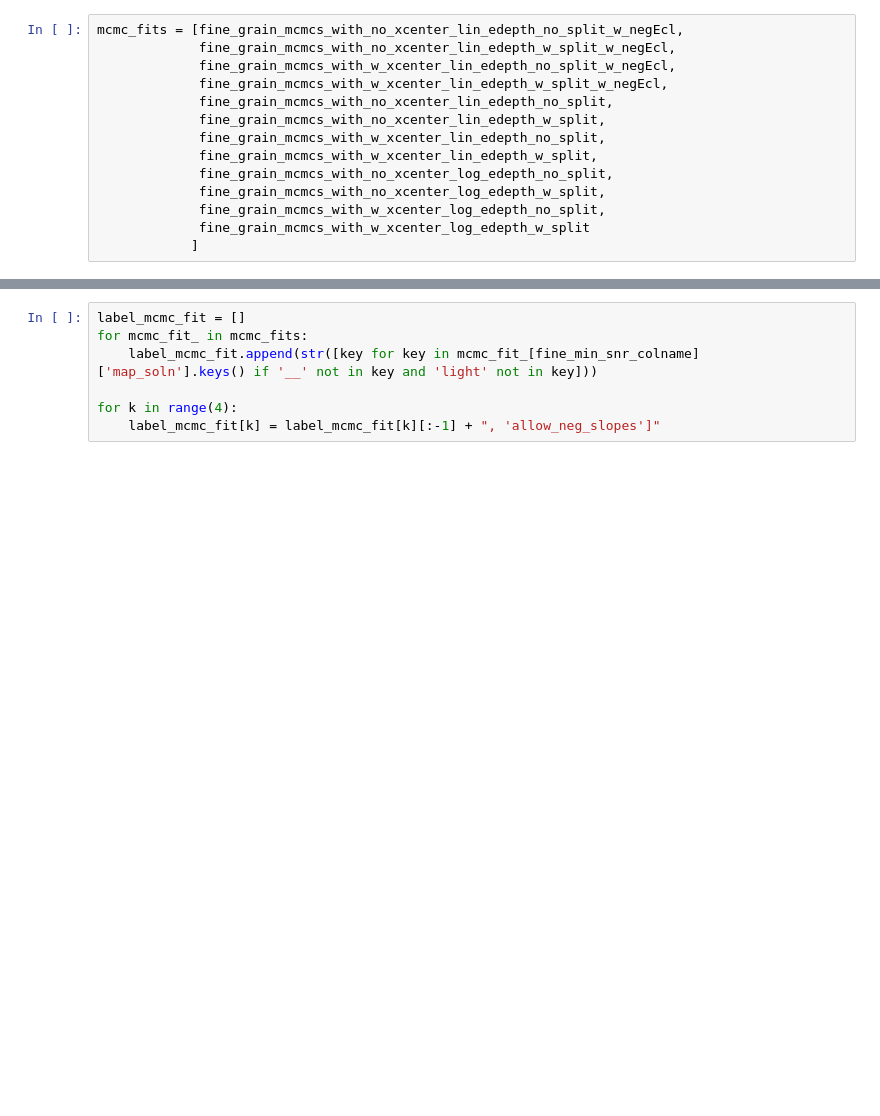
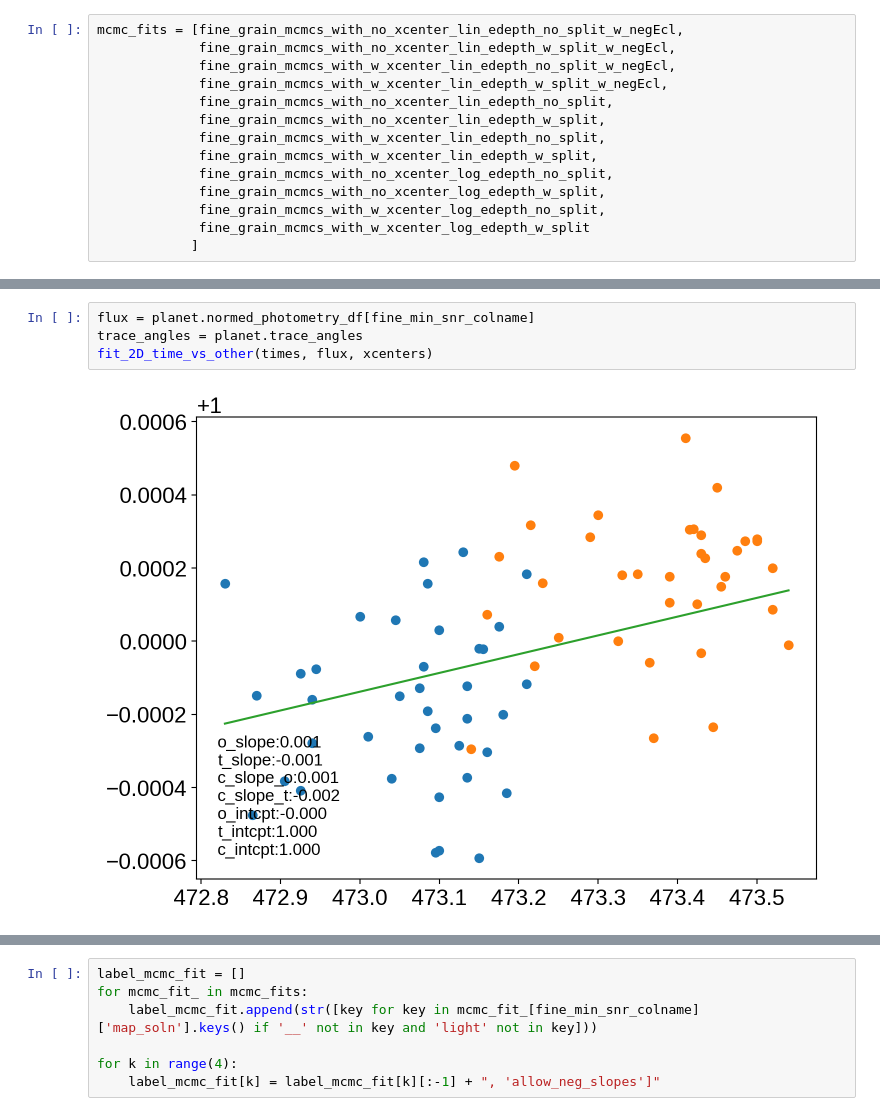
Before and after one commit to exowanderer/arctor, a Jupyter notebook: notebooks/example_exoplanet_transit_mcmc_fitting_tutorial_multi-mcmc_xcenter.ipynb, the cells around one changed output, grey strips where cells are left out. Cells and saved outputs as stored; diff of their text form; blank space fills up the shorter version.

```diff
--- a/notebooks/example_exoplanet_transit_mcmc_fitting_tutorial_multi-mcmc_xcenter.ipynb
+++ b/notebooks/example_exoplanet_transit_mcmc_fitting_tutorial_multi-mcmc_xcenter.ipynb
@@ -735,0 +662,6 @@ Parameter('slope', value=-0.6591680264117195) Parameter('slope', value=-0.000660
+# %%
+flux = planet.normed_photometry_df[fine_min_snr_colname]
+trace_angles = planet.trace_angles
+fit_2D_time_vs_other(times, flux, xcenters)
+# %% [output]
+[figure, added]
```
Also changed, not shown: parts of 9 cells of this notebook.
